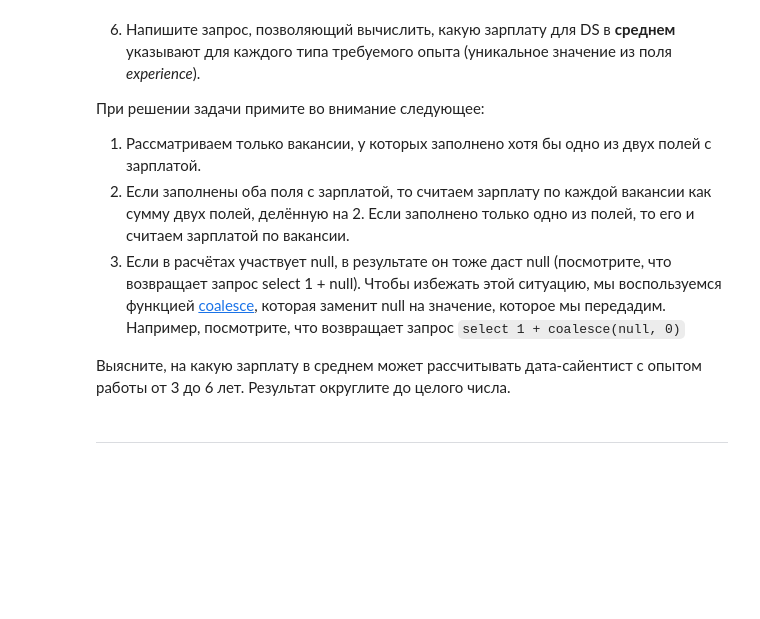
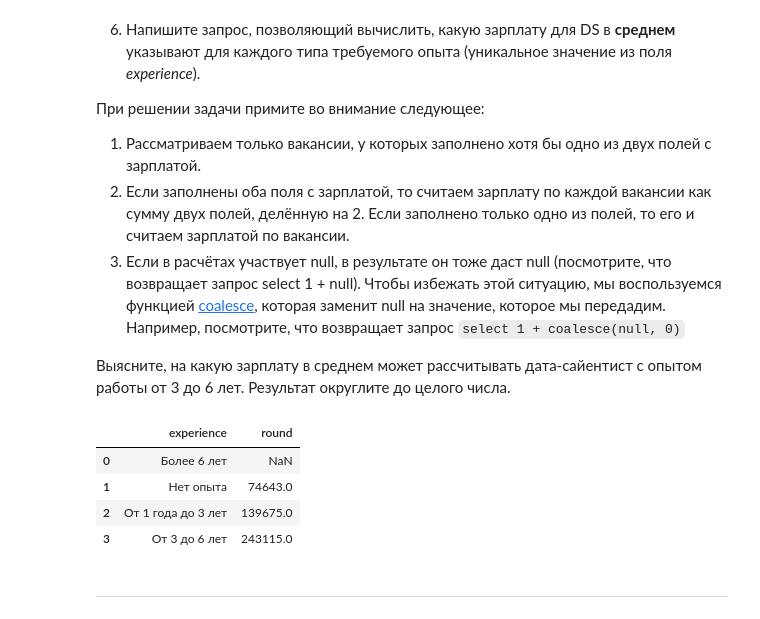
Before and after one commit to stas-as/Konspect, a Jupyter notebook: project_2_SQL/Project_2_Ноутбук_шаблон.ipynb, the cells around one changed output. Saved outputs shown, nothing was run; the diff lists cells and outputs as text; code cells hidden in the pictures; blank space fills up the shorter version.

```diff
--- a/project_2_SQL/Project_2_Ноутбук_шаблон.ipynb
+++ b/project_2_SQL/Project_2_Ноутбук_шаблон.ipynb
@@ -382,9 +544,29 @@ df
 
 Выясните, на какую зарплату в среднем может рассчитывать дата-сайентист с опытом работы от 3 до 6 лет. Результат округлите до целого числа.
 # %%
-# текст запроса
+query_6_6 = f'''select
+            distinct experience,
+            round(avg(coalesce((salary_from+salary_to)/2,salary_from,salary_to)))
+            From public.vacancies
+            where (lower(name) like '%data%scientist%'
+            or lower(name) like '%data%science%'
+            or lower(name) like '%исследователь%данных%'
+            or lower(name) like '%machine%learning%'
+            or lower(name) like '%машинн%обучен%'
+            or lower(name) not like '%html%'
+            and name like '%ML%')
+            group by experience
+
+'''
 # %%
-# результат запроса
+df = pd.read_sql_query(query_6_6, connection)
+df
+# %% [output]
+|  | experience | round |
+| 0 | Более 6 лет | NaN |
+| 1 | Нет опыта | 74643.0 |
+| 2 | От 1 года до 3 лет | 139675.0 |
+| 3 | От 3 до 6 лет | 243115.0 |
 # %% [markdown]
 ***
 # %%
```
Also changed, not shown: parts of 24 cells of this notebook.
